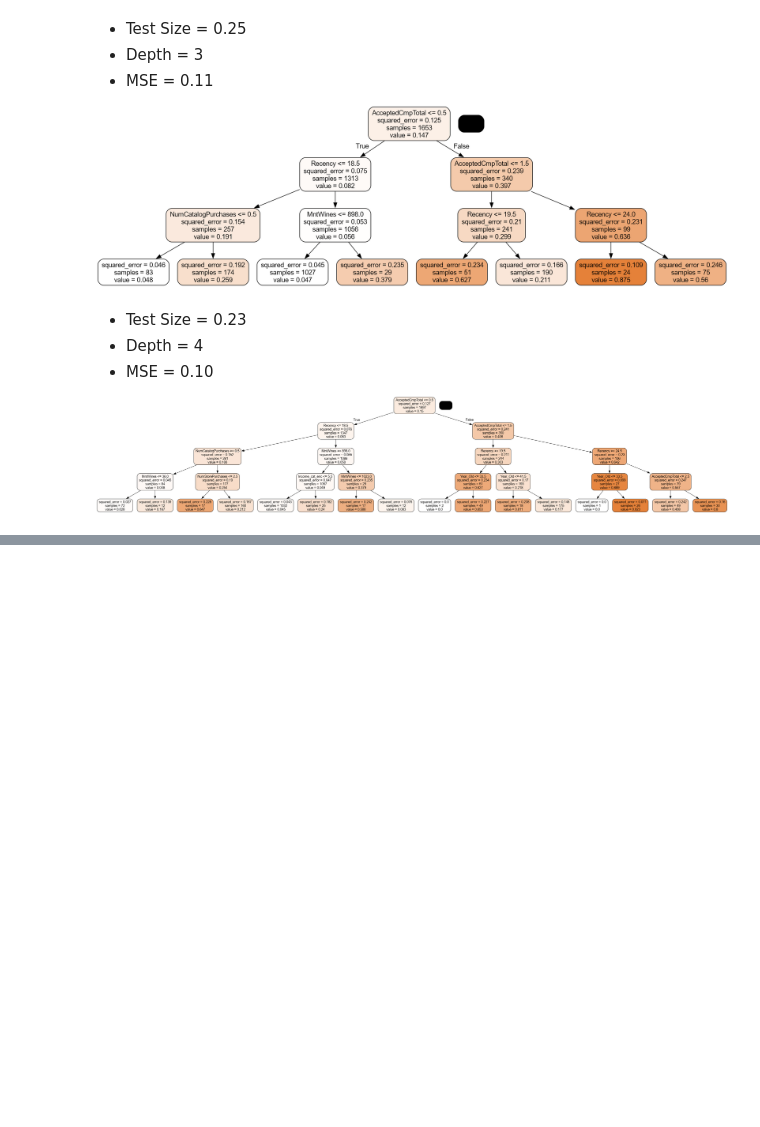
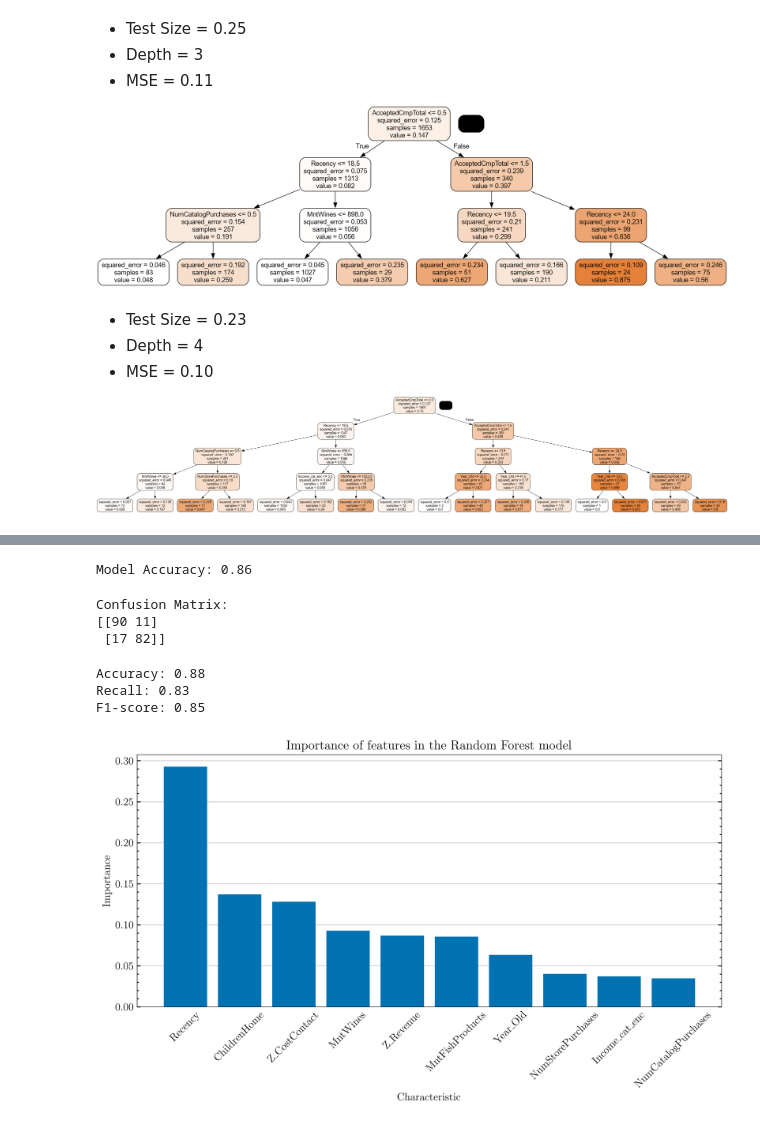
Before and after one commit to almanzanas/ifoodDataAnalystTest, a Jupyter notebook: notebooks/04_predictive.ipynb, the cells around one changed output, grey strips where cells are left out. Cells and saved outputs as stored; diff of their text form; code cells hidden in the pictures; blank space fills up the shorter version.

Commit message:
Random Forest Model

```diff
--- a/notebooks/04_predictive.ipynb
+++ b/notebooks/04_predictive.ipynb
@@ -431,0 +505,66 @@ MSE: 0.10
+# %%
+X, y = make_classification(n_samples=1000, n_features=10, n_informative=5, random_state=69)
+
+X_train, X_test, y_train, y_test = train_test_split(X, y, test_size=0.2, random_state=69)
+
+rf_model = RandomForestClassifier(n_estimators=100, random_state=69)
+
+# Training
+rf_model.fit(X_train, y_train)
+
+# Predictions
+y_pred = rf_model.predict(X_test)
+
+# Accuracy model
+accuracy = accuracy_score(y_test, y_pred)
+print(f"Model Accuracy: {accuracy:.2f}")
+# %% [output]
+Model Accuracy: 0.86
+# %%
+y_pred = rf_model.predict(X_test)
+
+conf_mat = confusion_matrix(y_test, y_pred)
+print("Confusion Matrix:")
+print(conf_mat)
+# %% [output]
+Confusion Matrix:
+[[90 11]
+ [17 82]]
+# %%
+TN, FP, FN, TP = conf_mat.ravel()
+
+# proportion of correct predictions overall.
+accuracy = precision_score(y_test, y_pred)
+print(f"Accuracy: {accuracy:.2f}")
+
+# ability of the model to detect real positives.
+recall = recall_score(y_test, y_pred)
+print(f"Recall: {recall:.2f}")
+
+# useful for assessing the balance between precision and recall
+f1 = f1_score(y_test, y_pred)
+print(f"F1-score: {f1:.2f}")
+# %% [output]
+Accuracy: 0.88
+Recall: 0.83
+F1-score: 0.85
+# %%
+feature_importances = rf_model.feature_importances_
+feature_names = coltree
+sorted_indices = feature_importances.argsort()[::-1]
+
+with plt.style.context(["seaborn-v0_8-colorblind",
+                   "./mplstyle/basic.mplstyle",
+                   "./mplstyle/vbars.mplstyle",
+                   ]):
+
+    plt.figure(figsize=(10, 6), dpi=600)
+    plt.bar(range(len(feature_importances)), feature_importances[sorted_indices])
+    plt.xticks(range(len(feature_importances)), [feature_names[i] for i in sorted_indices], rotation=45)
+    plt.xlabel("Characteristic")
+    plt.ylabel("Importance")
+    plt.title("Importance of features in the Random Forest model")
+    plt.tight_layout()
+    plt.show()
+# %% [output]
+[figure, added]
```
Also changed, not shown: parts of 6 cells of this notebook.
